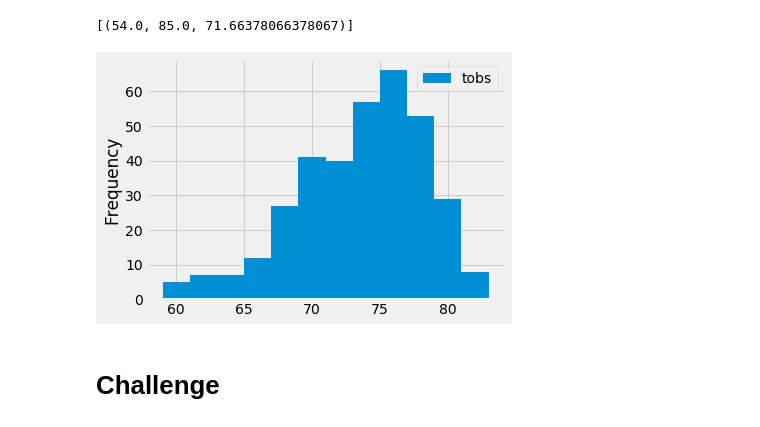
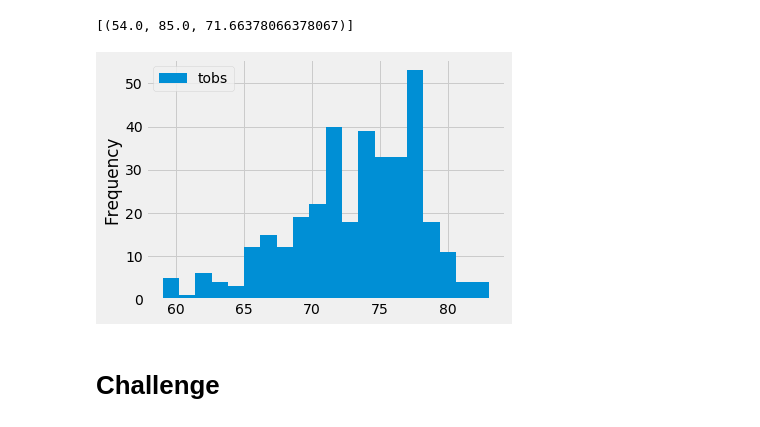
Before and after one commit to MikaylaKurland/surfs_up, a Jupyter notebook: climate_analysis.ipynb, the cells around one changed output. Drawn from its saved outputs; the diff is of its cells as text; code cells hidden in the pictures.

```diff
--- a/climate_analysis.ipynb
+++ b/climate_analysis.ipynb
@@ -117,14 +118,15 @@ filter(Measurement.station == 'USC00519281').all()
 # %%
 # Choose the station with the highest number of temperature observations.
 # Query the last 12 months of temperature observation data for this station and plot the results as a histogram
 results = session.query(Measurement.tobs).\
 filter(Measurement.station == 'USC00519281').\
 filter(Measurement.date >= prev_year).all()
 df = pd.DataFrame(results, columns = ['tobs'])
-df.plot.hist(bins = 12)
+#print(df)
+df.plot.hist(bins = 20)
 plt.tight_layout()
 # %% [output]
-[figure, old version]
+[figure, new version]
 # %%
 # Write a function called `calc_temps` that will accept start date and end date in the format '%Y-%m-%d'
 # and return the minimum, average, and maximum temperatures for that range of dates
```
Also changed, not shown: parts of 1 cell of this notebook, 1 other file.
